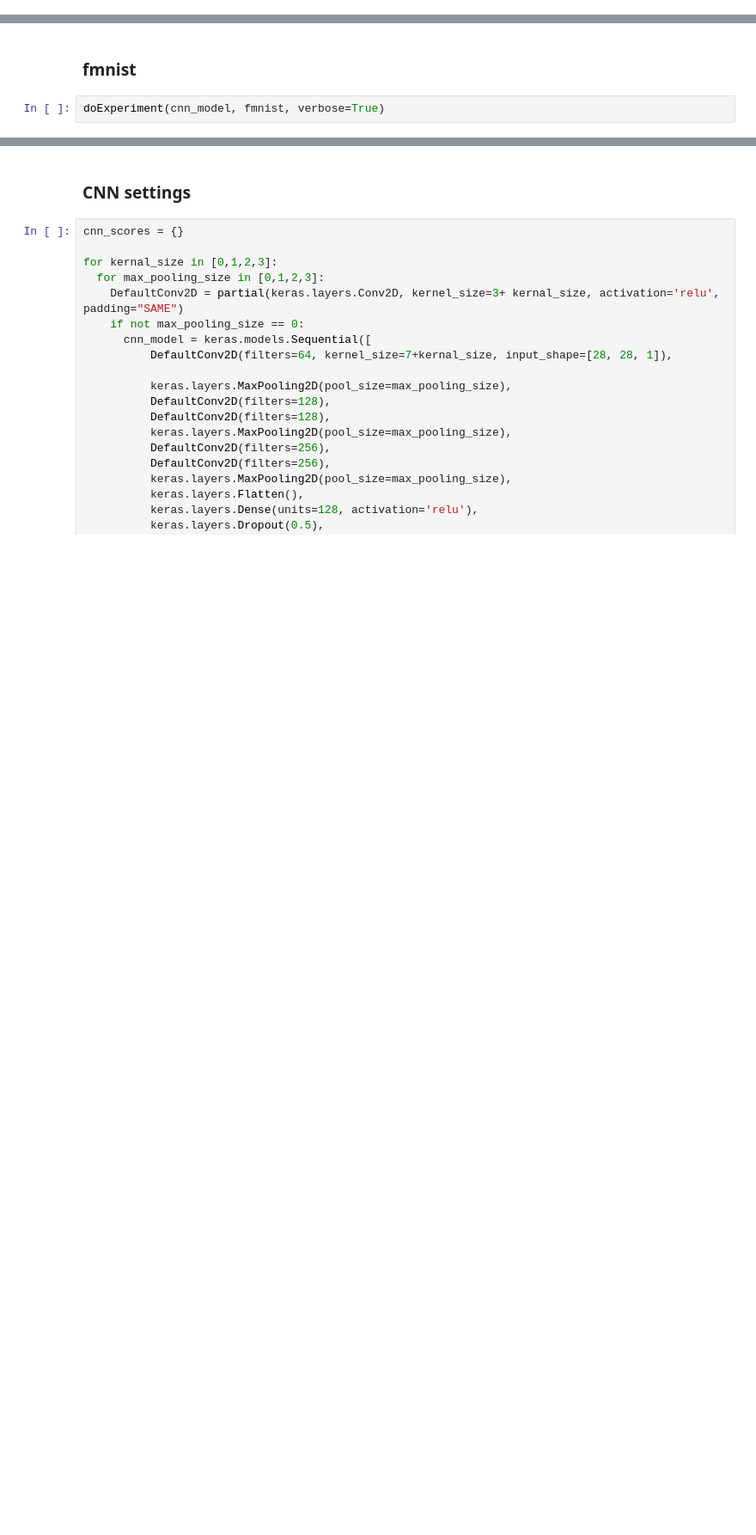
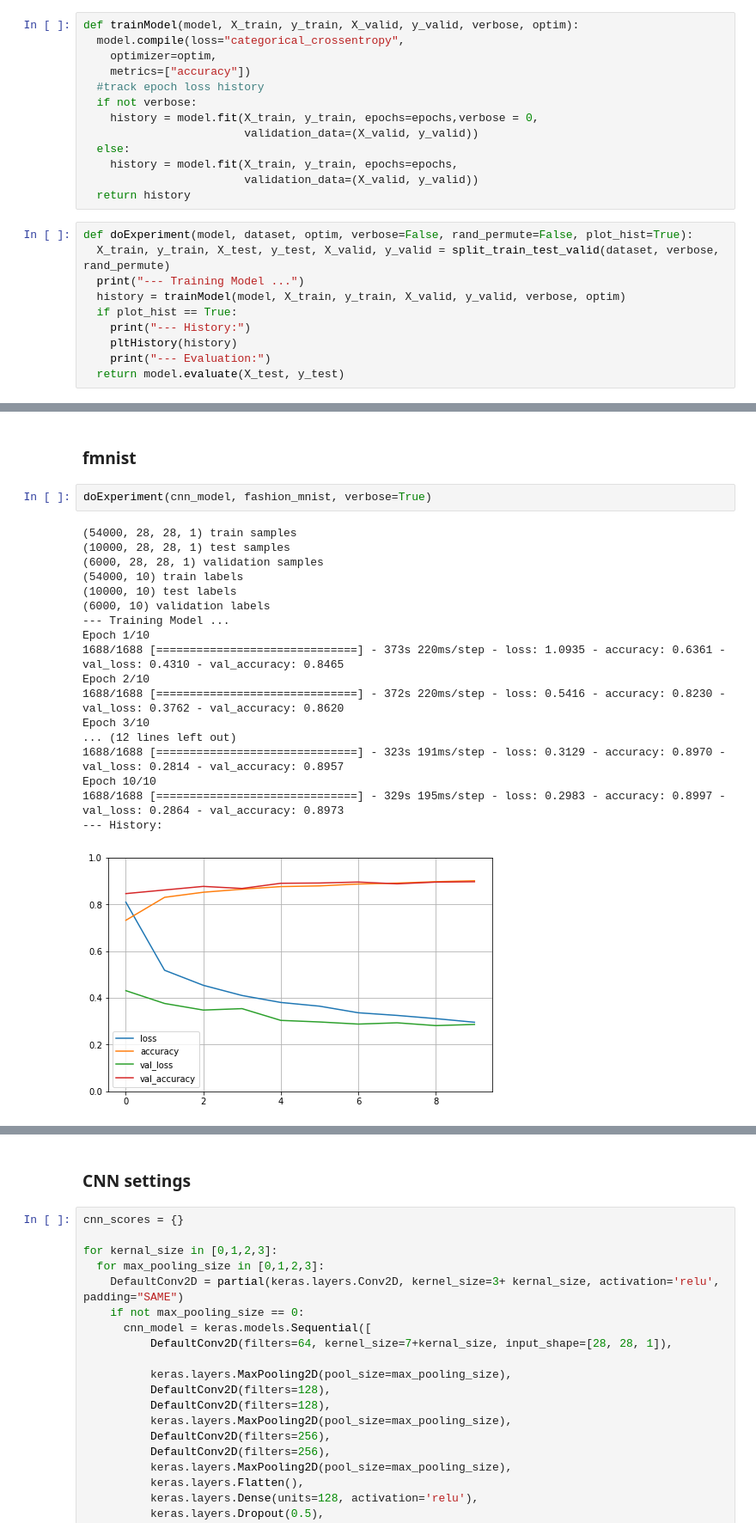
Before and after one commit to PharahAmari/idl_a2, a Jupyter notebook: idl-a2_t1.ipynb, the cells around one changed output, grey strips where cells are left out. Shown at 86% size. Cells and saved outputs as stored; diff of their text form; blank space fills up the shorter version.

Commit message:
cnn initial experiments done

```diff
--- a/idl-a2_t1.ipynb
+++ b/idl-a2_t1.ipynb
@@ -233,0 +237,23 @@ for k,v in mlp_scores.items():
+# %%
+def trainModel(model, X_train, y_train, X_valid, y_valid, verbose, optim):
+  model.compile(loss="categorical_crossentropy",
+    optimizer=optim,
+    metrics=["accuracy"])
+  #track epoch loss history
+  if not verbose:
+    history = model.fit(X_train, y_train, epochs=epochs,verbose = 0,
+                        validation_data=(X_valid, y_valid))
+  else:
+    history = model.fit(X_train, y_train, epochs=epochs,
+                        validation_data=(X_valid, y_valid))
+  return history
+# %%
+def doExperiment(model, dataset, optim, verbose=False, rand_permute=False, plot_hist=True):
+  X_train, y_train, X_test, y_test, X_valid, y_valid = split_train_test_valid(dataset, verbose, rand_permute)
+  print("--- Training Model ...")
+  history = trainModel(model, X_train, y_train, X_valid, y_valid, verbose, optim)
+  if plot_hist == True:
+    print("--- History:")
+    pltHistory(history)
+    print("--- Evaluation:")
+  return model.evaluate(X_test, y_test)
@@ -259,4 +374,23 @@ doExperiment(cnn_model, mnist, verbose=True)
 # %% [markdown]
 ### fmnist
 # %%
-doExperiment(cnn_model, fmnist, verbose=True)
+doExperiment(cnn_model, fashion_mnist, verbose=True)
+# %% [output]
+(54000, 28, 28, 1) train samples
+(10000, 28, 28, 1) test samples
+(6000, 28, 28, 1) validation samples
+(54000, 10) train labels
+(10000, 10) test labels
+(6000, 10) validation labels
+--- Training Model ...
+Epoch 1/10
+1688/1688 [==============================] - 373s 220ms/step - loss: 1.0935 - accuracy: 0.6361 - val_loss: 0.4310 - val_accuracy: 0.8465
+Epoch 2/10
+1688/1688 [==============================] - 372s 220ms/step - loss: 0.5416 - accuracy: 0.8230 - val_loss: 0.3762 - val_accuracy: 0.8620
+Epoch 3/10
+... (12 lines left out)
+1688/1688 [==============================] - 323s 191ms/step - loss: 0.3129 - accuracy: 0.8970 - val_loss: 0.2814 - val_accuracy: 0.8957
+Epoch 10/10
+1688/1688 [==============================] - 329s 195ms/step - loss: 0.2983 - accuracy: 0.8997 - val_loss: 0.2864 - val_accuracy: 0.8973
+--- History:
+[figure, added]
```
Also changed, not shown: parts of 16 cells of this notebook.
